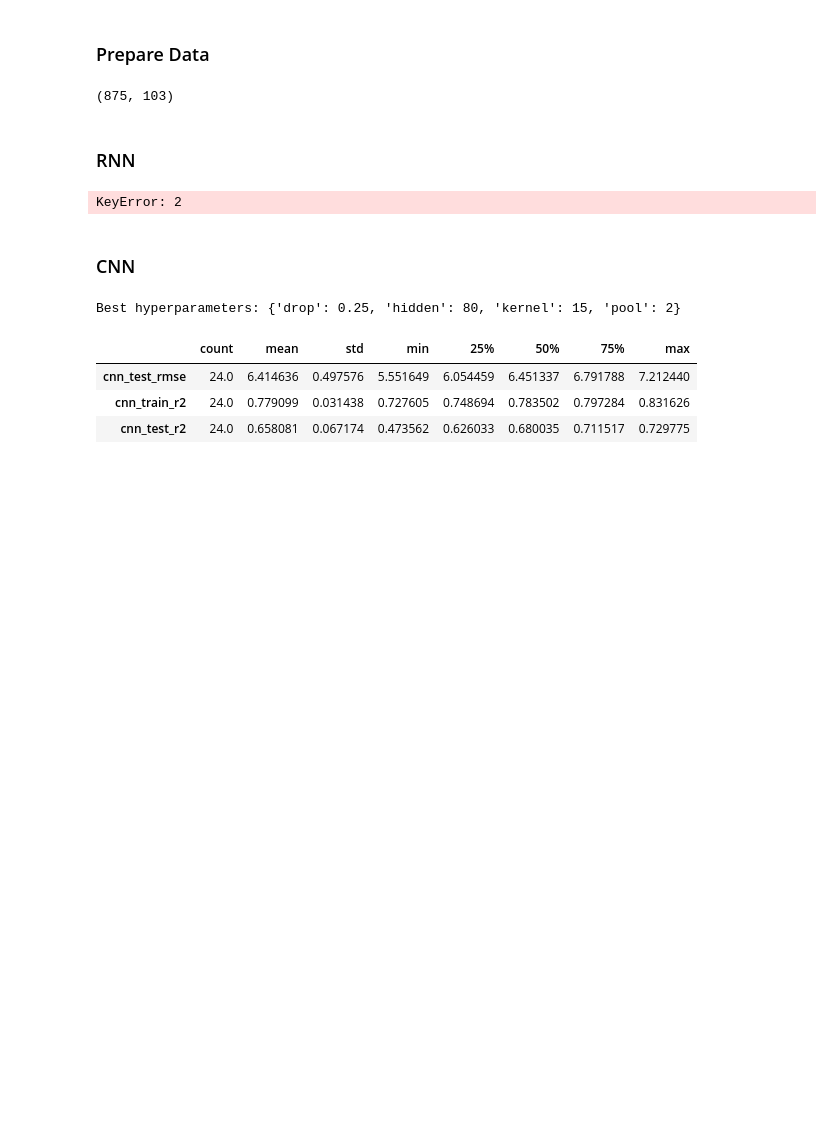
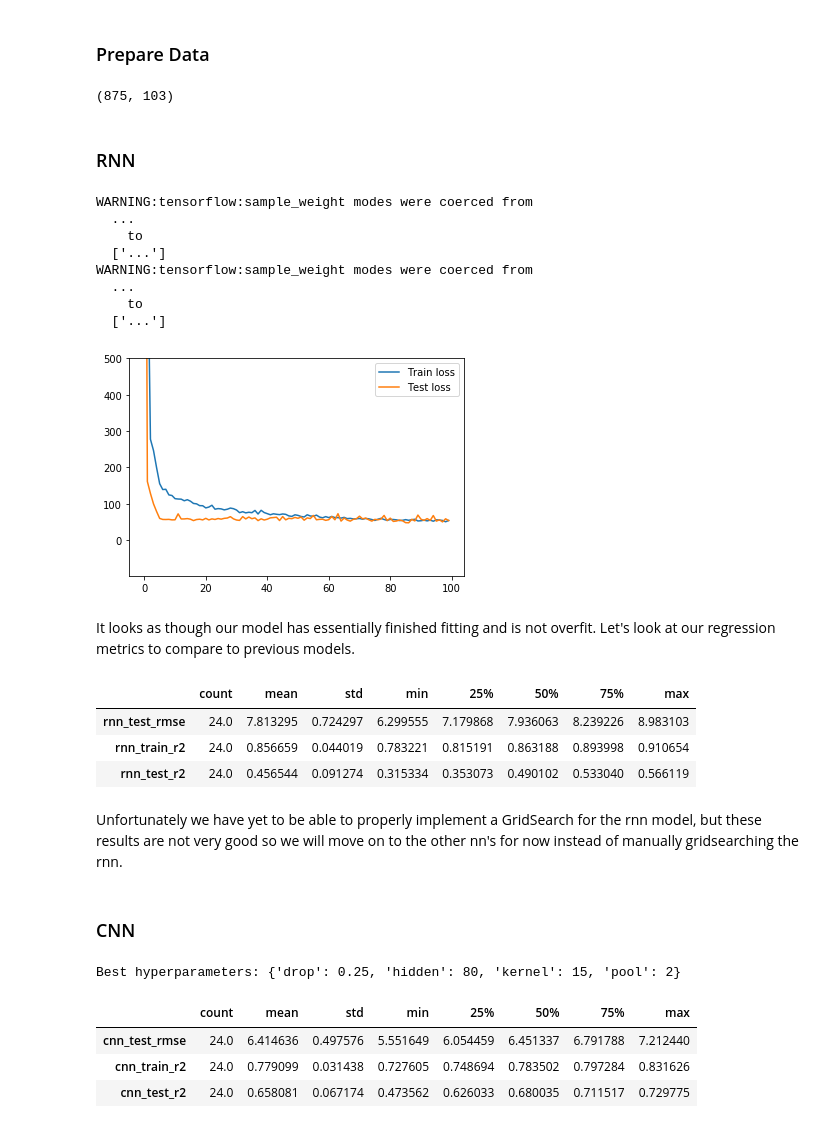
Before and after one commit to magnusbig/forecasting_day_ahead_electric_prices_in_spain, a Jupyter notebook: Code/23_Modeling_Neural_Nets.ipynb, the cells around one changed output. Drawn from its saved outputs; the diff is of its cells as text; code cells hidden in the pictures; blank space fills up the shorter version.

```diff
--- a/Code/23_Modeling_Neural_Nets.ipynb
+++ b/Code/23_Modeling_Neural_Nets.ipynb
@@ -130,21 +137,42 @@ X_train.shape
 ### RNN
 # %%
 # Design RNN
-model = Sequential()
-model.add(GRU(103, input_shape=(2, 103),
+rnn_model = Sequential()
+# RNN Layers
+rnn_model.add(GRU(103, input_shape=(7, 103),
               return_sequences=True))
-model.add(GRU(103, return_sequences=False))
-cnn_model.add(Flatten())
-model.add(Dense(64, activation='relu'))
-model.add(Dropout(0.5))
-model.add(Dense(24, activation='linear'))
-model.compile(loss='mse', optimizer='adam')
+rnn_model.add(GRU(103, return_sequences=False))
+rnn_model.add(Dropout(0.25))
+# Hidden dense layer
+rnn_model.add(Dense(64, activation='relu'))
+rnn_model.add(Dropout(0.25))
+# Output layer
+rnn_model.add(Dense(24, activation='linear'))
+# Compile model
+rnn_model.compile(loss='mse', optimizer='adam')
 # %%
-rnn_hist = model.fit_generator(train_sequences,
-                     epochs=10,
+rnn_hist = rnn_model.fit_generator(train_sequences,
+                     epochs=100,
                      validation_data=val_sequences,
                      verbose=0)
 
 model.save('./rnn.h5')
 # %% [output]
-KeyError: 2
+WARNING:tensorflow:sample_weight modes were coerced from
+  ...
+    to
+  ['...']
+WARNING:tensorflow:sample_weight modes were coerced from
+  ...
+    to
+  ['...']
+# %%
+# Plot the loss curve
+plt.plot(rnn_hist.history['loss'], label = 'Train loss')
+plt.plot(rnn_hist.history['val_loss'], label = 'Test loss')
+plt.ylim(top=500)
+plt.legend();
+# %% [output]
+[figure, added]
+# %% [markdown]
+It looks as though our model has essentially finished fitting and is not overfit. Let's look at our regression metrics to compare to previous models.
@@ -151,3 +183,17 @@ KeyError: 2
+# %%
+# Get stats
+# can only include starting from 8th day of y actual since the
+# generator used length=7
+rnn_metrics = reg_metrics(y_full_train[7:], rnn_train_preds, y_test[7:], rnn_test_preds,'rnn_')
+# Display summary
+rnn_metrics.describe().T
+# %% [output]
+|  | count | mean | std | min | 25% | 50% | 75% | max |
+| rnn_test_rmse | 24.0 | 7.813295 | 0.724297 | 6.299555 | 7.179868 | 7.936063 | 8.239226 | 8.983103 |
+| rnn_train_r2 | 24.0 | 0.856659 | 0.044019 | 0.783221 | 0.815191 | 0.863188 | 0.893998 | 0.910654 |
+| rnn_test_r2 | 24.0 | 0.456544 | 0.091274 | 0.315334 | 0.353073 | 0.490102 | 0.533040 | 0.566119 |
+# %% [markdown]
+Unfortunately we have yet to be able to properly implement a GridSearch for the rnn model, but these results are not very good so we will move on to the other nn's for now instead of manually gridsearching the rnn.
 # %% [markdown]
 ### CNN
 # %%
```
Also changed, not shown: parts of 6 cells of this notebook, 12 other files.
